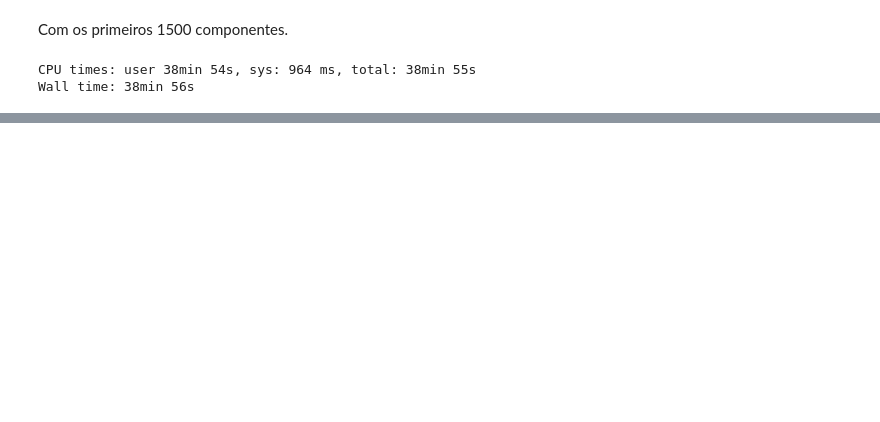
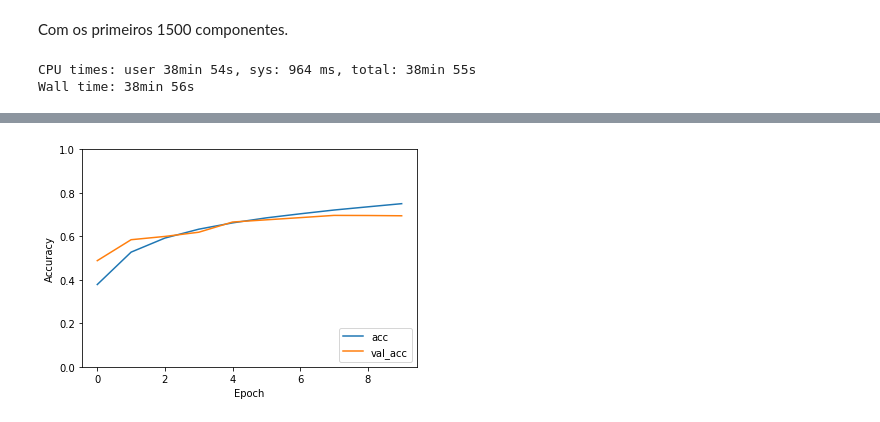
Before and after one commit to cordeirolibel/RPI, a Jupyter notebook: APS02/CIFAR/Modelos.ipynb, the cells around one changed output, grey strips where cells are left out. Drawn from its saved outputs; the diff is of its cells as text; code cells hidden in the pictures; blank space fills up the shorter version.

```diff
--- a/APS02/CIFAR/Modelos.ipynb
+++ b/APS02/CIFAR/Modelos.ipynb
@@ -177,0 +219,26 @@ pd.DataFrame(report)
+# %%
+# formata os dados para a chamada de funcao
+
+# cria valores para cada label
+encoder = LabelEncoder()
+labels = ['airplane', 'automobile', 'bird', 'cat', 'deer','dog', 'frog', 'horse', 'ship', 'truck']
+transfomed_label = encoder.fit_transform(labels)
+df = pd.DataFrame(columns=['name', 'value'])
+
+# troca os labels pelos novos valores criados
+for i in range(10):
+    df = df.append({'name': labels[i], 'value':transfomed_label[i]}, ignore_index=True)
+for i in range(test_labels.size):
+    test_labels[i] = df.loc[df['name'] == test_labels[i], 'value'].iloc[0]
+for i in range(train_labels.size):
+    train_labels[i] = df.loc[df['name'] == train_labels[i], 'value'].iloc[0]
+
+# muda o tipo do array para int ( para satisfazer o argumento do keras)
+train_labels = train_labels.astype(int)
+test_labels = test_labels.astype(int)
+# %%
+# escolha de um modelo simples e com poucas epocas
+model.compile(optimizer='adam', loss='sparse_categorical_crossentropy',metrics=['accuracy'])
+
+history = model.fit(train_images, train_labels, epochs=10,
+                    validation_data=(test_images, test_labels))
@@ -177,0 +263,11 @@ pd.DataFrame(report)
+# %%
+# precisao e a validacao dos dados em forma grafica
+plt.plot(history.history['acc'], label='acc')
+plt.plot(history.history['val_acc'], label = 'val_acc')
+plt.xlabel('Epoch')
+plt.ylabel('Accuracy')
+plt.ylim([0, 1])
+plt.legend(loc='lower right')
+
+test_loss, test_acc = model.evaluate(test_images,  test_labels, verbose=2)
+# %% [output]
@@ -177,0 +275 @@ pd.DataFrame(report)
+[figure, added]
```
Also changed, not shown: parts of 6 cells of this notebook.
